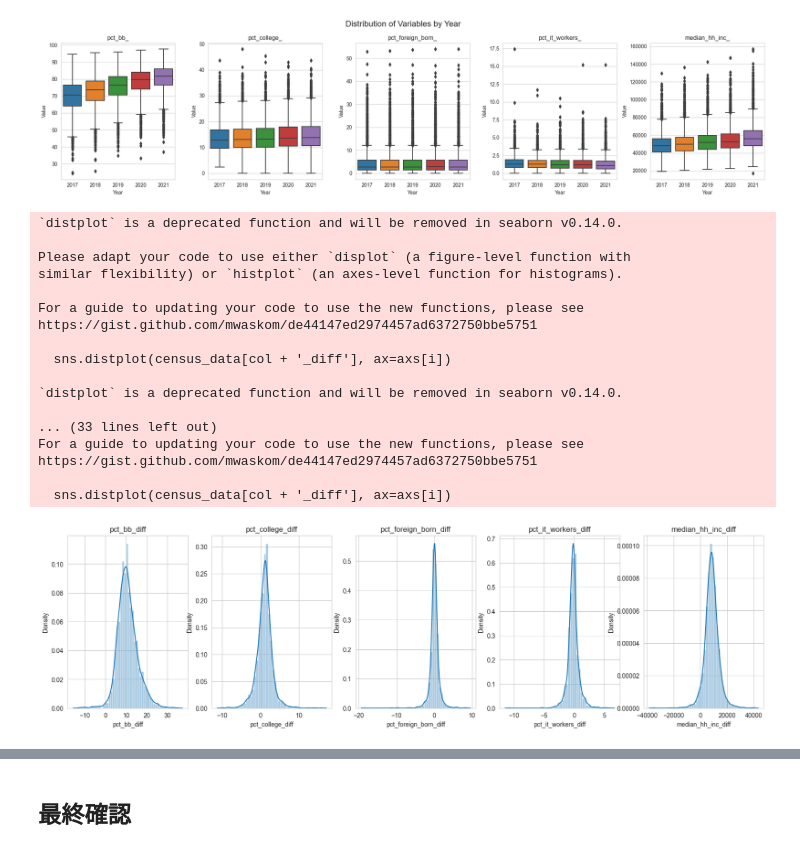
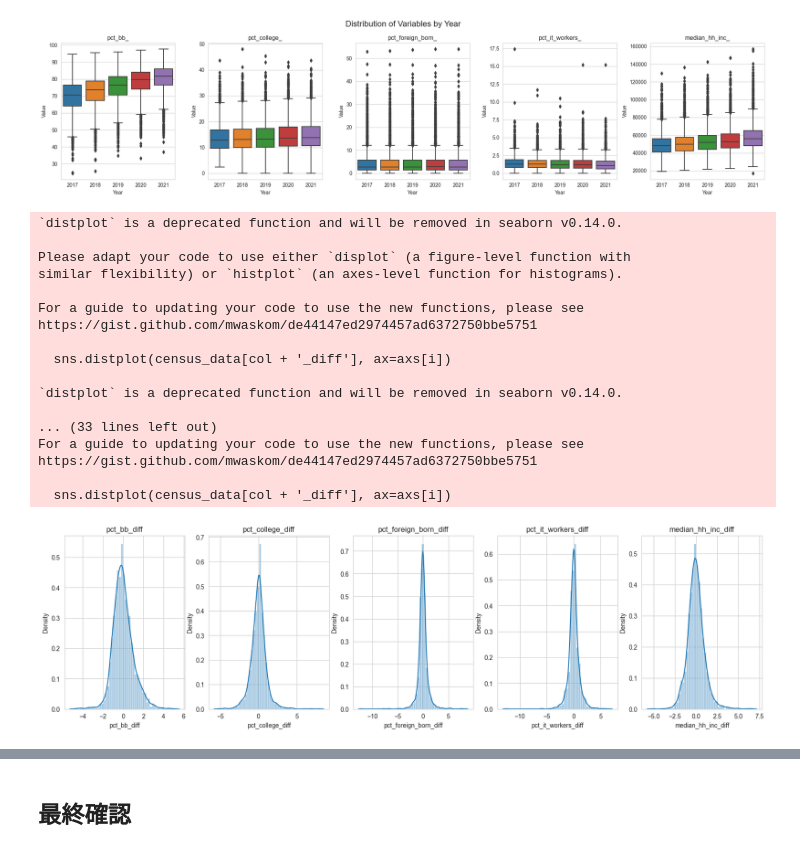
Before and after one commit to yuhi-sa/Kaggle, a Jupyter notebook: GoDaddy/working/godaddy.ipynb, the cells around one changed output, grey strips where cells are left out. Drawn from its saved outputs; the diff is of its cells as text; code cells hidden in the pictures.

```diff
--- a/GoDaddy/working/godaddy.ipynb
+++ b/GoDaddy/working/godaddy.ipynb
@@ -120,19 +95,19 @@ plt.show()
 # %% [output]
 [figure]
 # %%
-# # 対数変換を行う
-# train_data['microbusiness_density'] = np.log(train_data['microbusiness_density'])
+# 対数変換を行う
+train_data['microbusiness_density'] = np.log(train_data['microbusiness_density'])
 
-# # -inf を NaN に変換する
-# train_data.replace([np.inf, -np.inf], np.nan, inplace=True)
+# -inf を NaN に変換する
+train_data.replace([np.inf, -np.inf], np.nan, inplace=True)
 
-# # NaN を削除する
-# train_data.dropna(inplace=True)
+# NaN を削除する
+train_data.dropna(inplace=True)
 
-# # ターゲット変数の分布を表示
-# sns.displot(data=train_data, x='microbusiness_density', bins=50)
-# sns.set_style('whitegrid')
-# plt.title('Distribution of Microbusiness Density')
-# plt.xlabel('Microbusiness Density')
-# plt.ylabel('Count')
-# plt.show()
+# ターゲット変数の分布を表示
+sns.displot(data=train_data, x='microbusiness_density', bins=50)
+sns.set_style('whitegrid')
+plt.title('Distribution of Microbusiness Density')
+plt.xlabel('Microbusiness Density')
+plt.ylabel('Count')
+plt.show()
@@ -153,6 +130,14 @@ sns.histplot(data=train_data, x='first_day_of_month')
 [figure]
 # %% [markdown]
 ## 時系列データ
+# %%
+from sklearn.preprocessing import PowerTransformer
+
+# 正規化関数
+def normalize_columns(df, columns):
+    pt = PowerTransformer(method='yeo-johnson')
+    df[columns] = pt.fit_transform(df[columns])
+    return df
 # %%
 # 年ごとの分布を箱ひげ図で確認
 variables = ["pct_bb_", "pct_college_", "pct_foreign_born_", "pct_it_workers_", "median_hh_inc_"]
@@ -176,34 +159,37 @@ variables = ["pct_bb_", "pct_college_", "pct_foreign_born_", "pct_it_workers_",
 # 項目ごとに2017と2021の差分を説明変数とする
 cols = ['pct_bb', 'pct_college', 'pct_foreign_born', 'pct_it_workers', 'median_hh_inc']
 
 for col in cols:
     census_data[col + '_diff'] = census_data[f"{col}_2021"] - census_data[f"{col}_2017"]
 
+# 正規化
+census_data = normalize_columns(census_data, [col + '_diff' for col in cols])
+
 # 分布を表示
 fig, axs = plt.subplots(1, len(cols), figsize=(20, 5))
 for i, col in enumerate(cols):
     sns.distplot(census_data[col + '_diff'], ax=axs[i])
     axs[i].set_title(col + '_diff')
 plt.show()
 # %% [output]
 `distplot` is a deprecated function and will be removed in seaborn v0.14.0.
 
 Please adapt your code to use either `displot` (a figure-level function with
 similar flexibility) or `histplot` (an axes-level function for histograms).
 
 For a guide to updating your code to use the new functions, please see
 https://gist.github.com/mwaskom/de44147ed2974457ad6372750bbe5751
 
   sns.distplot(census_data[col + '_diff'], ax=axs[i])
 
 `distplot` is a deprecated function and will be removed in seaborn v0.14.0.
 
 ... (33 lines left out)
 For a guide to updating your code to use the new functions, please see
 https://gist.github.com/mwaskom/de44147ed2974457ad6372750bbe5751
 
   sns.distplot(census_data[col + '_diff'], ax=axs[i])
-[figure, old version]
+[figure, new version]
 # %%
 # 項目ごとに2017-2021の平均を説明変数とする
 cols = ['pct_bb', 'pct_college', 'pct_foreign_born', 'pct_it_workers', 'median_hh_inc']
```
Also changed, not shown: parts of 17 cells of this notebook, 2 other files.
